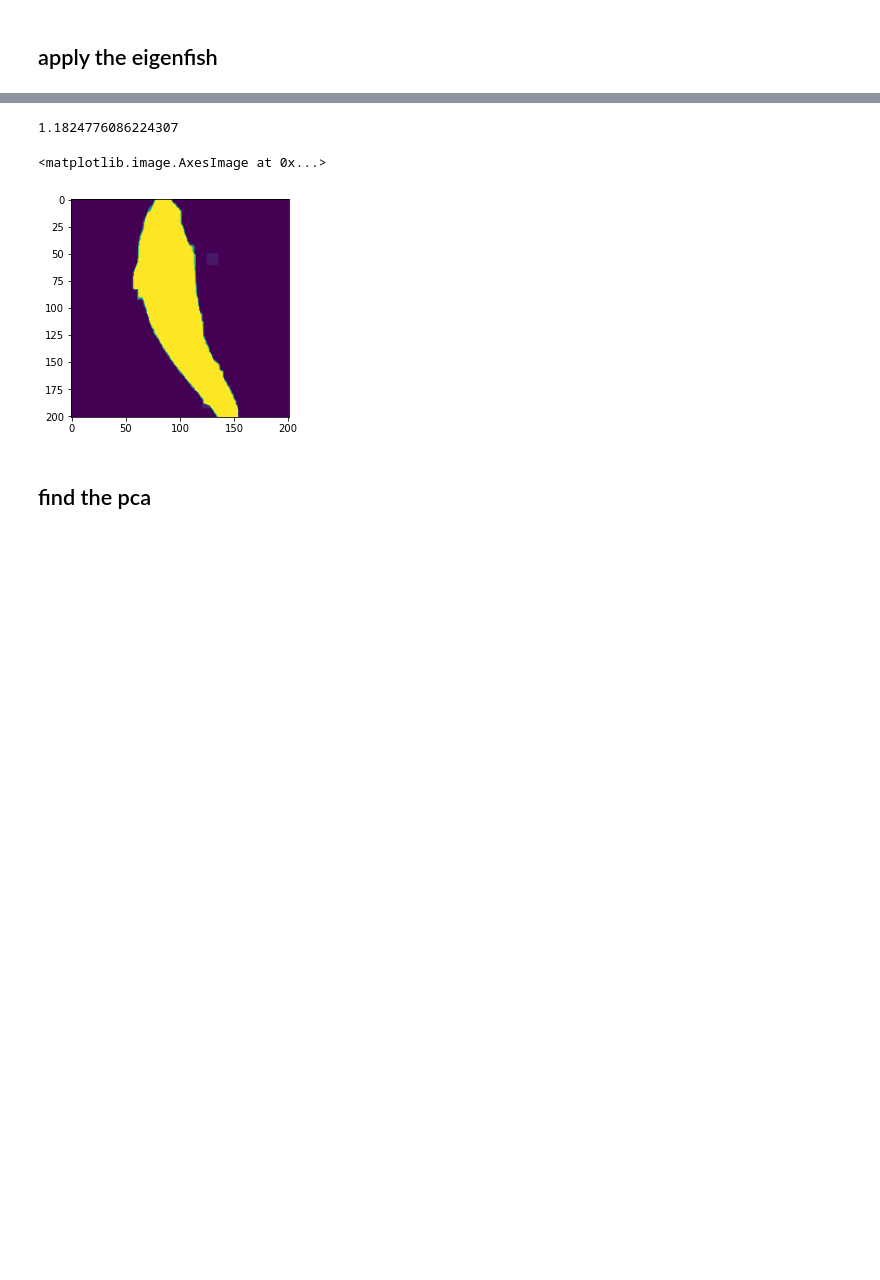
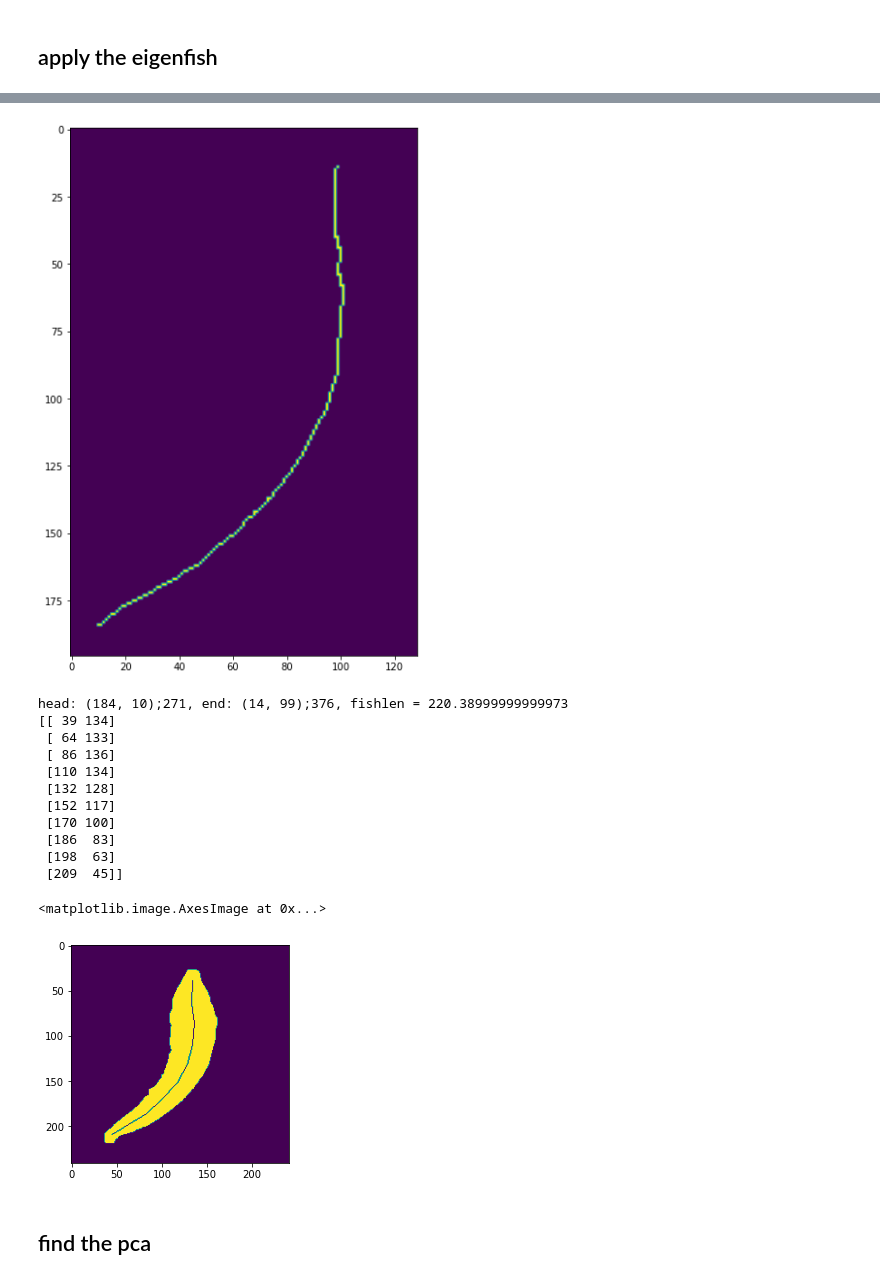
Before and after one commit to isis0517/ZippedFish, a Jupyter notebook: SIDEVIEW.ipynb, the cells around one changed output, grey strips where cells are left out. Drawn from its saved outputs; the diff is of its cells as text; code cells hidden in the pictures; blank space fills up the shorter version.

Commit message:
update the bug in skeleton

```diff
--- a/SIDEVIEW.ipynb
+++ b/SIDEVIEW.ipynb
@@ -363,19 +377,30 @@ print(len(han_sks))
 # %%
-s = 1000
-sk = NT_skeleton(imgs[s], di_num=3)
-img = pre_img(imgs[s], di_num=5)
-print(h_ans[s])
-draw = imgs[s].copy()
+s = 2186
+img = pre_img(imgs[s])
+sk = NT_skeleton_t(imgs[s])
+print(sk)
+draw = img.copy()
 for n in range(len(sk)-1):
     cv2.line(draw, (sk[n, 1], sk[n, 0]), (sk[n+1, 1], sk[n+1, 0]), (0), 1)
-plt.imshow(img)
+plt.imshow(draw)
 #plt.plot(*np.flip(sk, axis=1).T, lw=1.3, color='r')
 #plt.axis('off')
 #plt.imshow(np.load(os.path.join(imgspath, flist[s+data_len])))
 # %% [output]
+[figure, new version]
-1.1824776086224307
+head: (184, 10);271, end: (14, 99);376, fishlen = 220.38999999999973
+[[ 39 134]
+ [ 64 133]
+ [ 86 136]
+ [110 134]
+ [132 128]
+ [152 117]
+ [170 100]
+ [186  83]
+ [198  63]
+ [209  45]]
 <matplotlib.image.AxesImage at 0x...>
-[figure, old version]
+[figure, added]
 # %% [markdown]
 ## find the pca
 # %%
```
Also changed, not shown: parts of 7 cells of this notebook, 1 other file.
